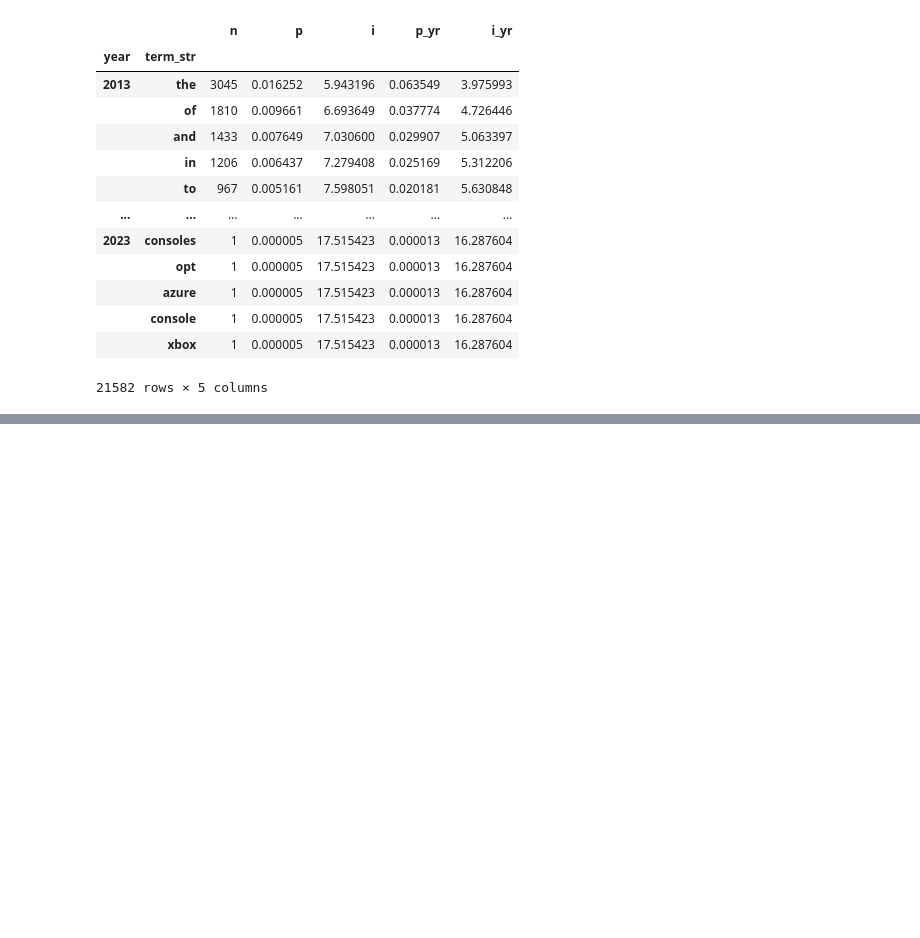
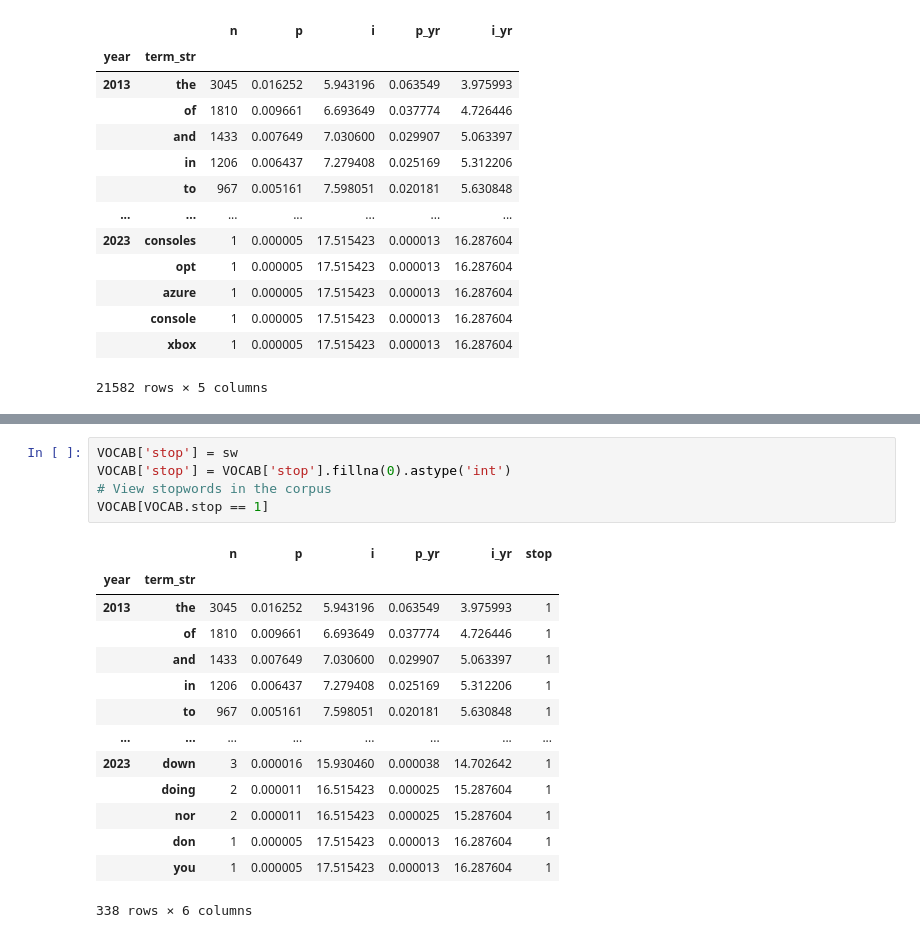
Before and after one commit to caroline-kranefuss/evolving_sentiment_climate, a Jupyter notebook: notebooks/EDA.ipynb, the cells around one changed output, grey strips where cells are left out. Cells and saved outputs as stored; diff of their text form; blank space fills up the shorter version.

```diff
--- a/notebooks/EDA.ipynb
+++ b/notebooks/EDA.ipynb
@@ -322,0 +329,20 @@ VOCAB
+# %%
+VOCAB['stop'] = sw
+VOCAB['stop'] = VOCAB['stop'].fillna(0).astype('int')
+# View stopwords in the corpus
+VOCAB[VOCAB.stop == 1]
+# %% [output]
+|  |  | n | p | i | p_yr | i_yr | stop |
+| year | term_str |  |  |  |  |  |  |
+| 2013 | the | 3045 | 0.016252 | 5.943196 | 0.063549 | 3.975993 | 1 |
+|  | of | 1810 | 0.009661 | 6.693649 | 0.037774 | 4.726446 | 1 |
+|  | and | 1433 | 0.007649 | 7.030600 | 0.029907 | 5.063397 | 1 |
+|  | in | 1206 | 0.006437 | 7.279408 | 0.025169 | 5.312206 | 1 |
+|  | to | 967 | 0.005161 | 7.598051 | 0.020181 | 5.630848 | 1 |
+| ... | ... | ... | ... | ... | ... | ... | ... |
+| 2023 | down | 3 | 0.000016 | 15.930460 | 0.000038 | 14.702642 | 1 |
+|  | doing | 2 | 0.000011 | 16.515423 | 0.000025 | 15.287604 | 1 |
+|  | nor | 2 | 0.000011 | 16.515423 | 0.000025 | 15.287604 | 1 |
+|  | don | 1 | 0.000005 | 17.515423 | 0.000013 | 16.287604 | 1 |
+|  | you | 1 | 0.000005 | 17.515423 | 0.000013 | 16.287604 | 1 |
+338 rows × 6 columns
```
Also changed, not shown: parts of 17 cells of this notebook, 2 other files.
